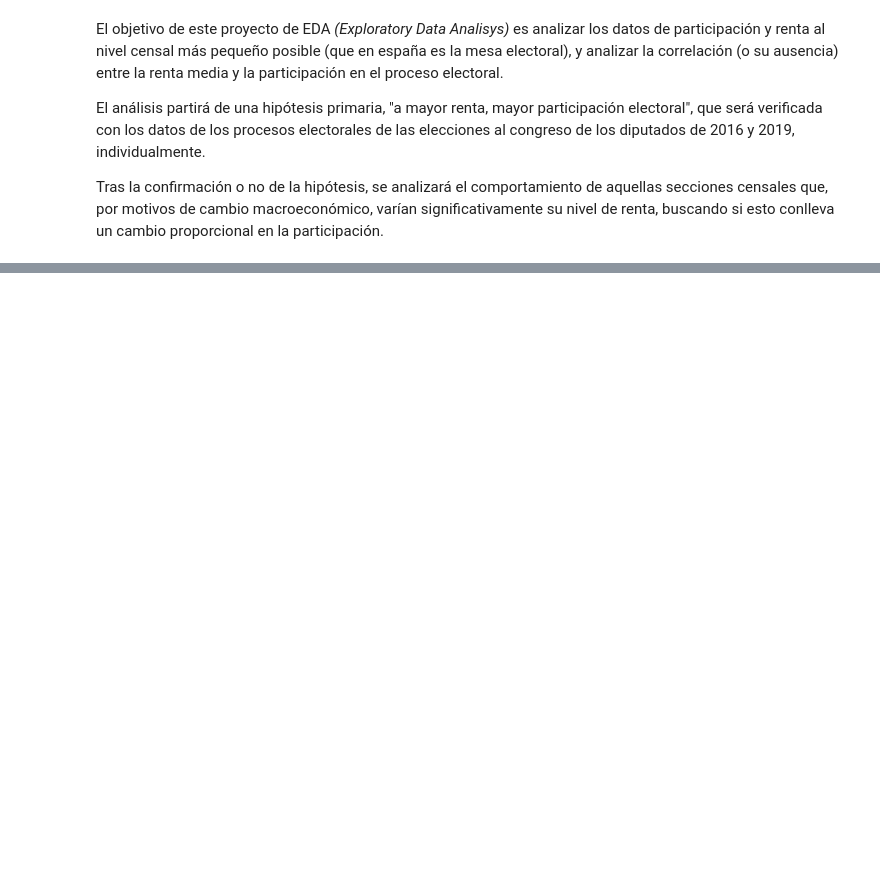
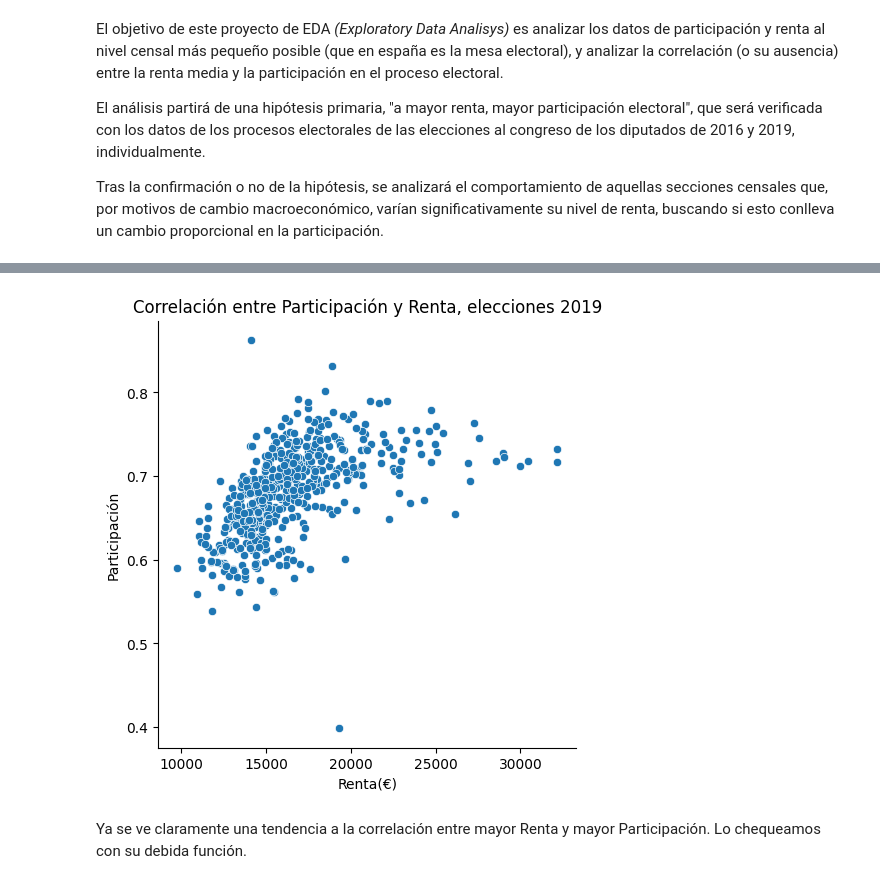
Before and after one commit to hmsgrs/Data-Science-Projects, a Jupyter notebook: EDA_Voto_Renta/src/memoria/EDA_memoria.ipynb, the cells around one changed output, grey strips where cells are left out. Saved outputs shown, nothing was run; the diff lists cells and outputs as text; code cells hidden in the pictures; blank space fills up the shorter version.

```diff
--- a/EDA_Voto_Renta/src/memoria/EDA_memoria.ipynb
+++ b/EDA_Voto_Renta/src/memoria/EDA_memoria.ipynb
@@ -16,0 +136,7 @@ El EDA usará dos fuentes primarias de datos on-line, para los dos parámetros p
+# %%
+sns.relplot(data=df_19, y="Participación", x="Total").set(title='Correlación entre Participación y Renta, elecciones 2019')
+plt.xlabel('Renta(€)');
+# %% [output]
+[figure, added]
+# %% [markdown]
+Ya se ve claramente una tendencia a la correlación entre mayor Renta y mayor Participación. Lo chequeamos con su debida función.
```
Also changed, not shown: parts of 35 cells of this notebook, 7 other files.
